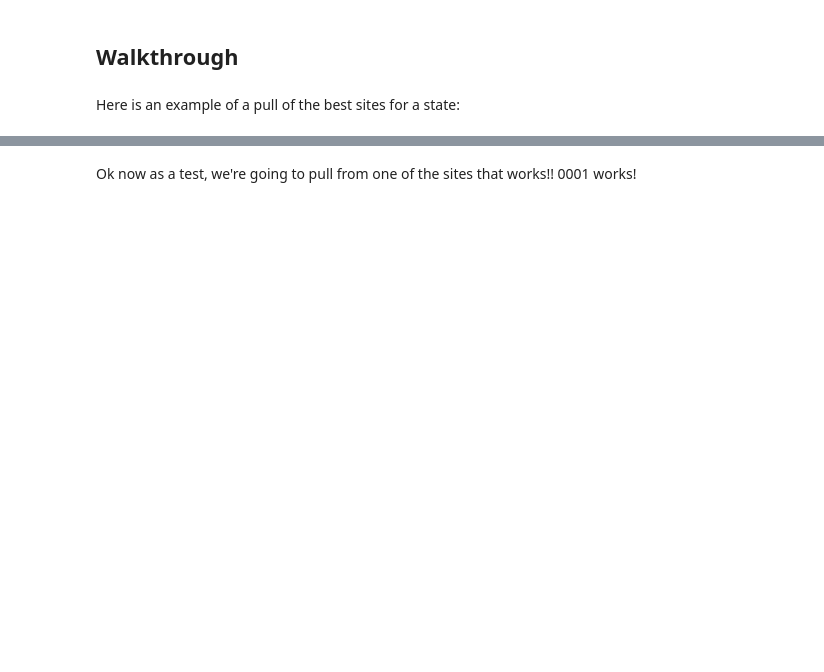
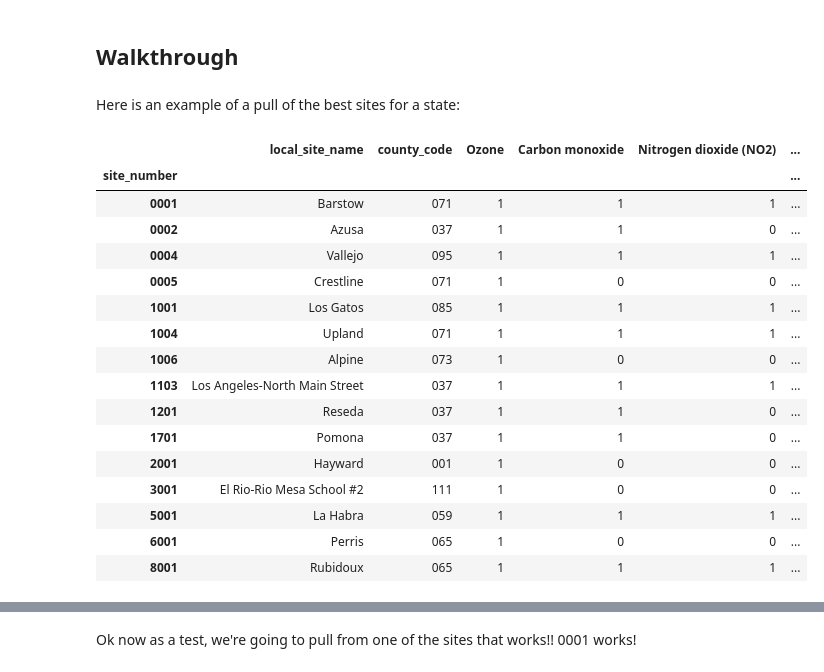
Before and after one commit to osrussell/atmospheric_chem_ML, a Jupyter notebook: finding_sites.ipynb, the cells around one changed output, grey strips where cells are left out. Cells and saved outputs as stored; diff of their text form; code cells hidden in the pictures; blank space fills up the shorter version.

```diff
--- a/finding_sites.ipynb
+++ b/finding_sites.ipynb
@@ -24,3 +26,24 @@ datafetcher = DataFetcher()
 ## Walkthrough
 # %% [markdown]
 Here is an example of a pull of the best sites for a state:
+# %%
+df = findsites.best_sites_state('06',1980)
+df
+# %% [output]
+|  | local_site_name | county_code | Ozone | Carbon monoxide | Nitrogen dioxide (NO2) | ... |
+| site_number |  |  |  |  |  | ... |
+| 0001 | Barstow | 071 | 1 | 1 | 1 | ... |
+| 0002 | Azusa | 037 | 1 | 1 | 0 | ... |
+| 0004 | Vallejo | 095 | 1 | 1 | 1 | ... |
+| 0005 | Crestline | 071 | 1 | 0 | 0 | ... |
+| 1001 | Los Gatos | 085 | 1 | 1 | 1 | ... |
+| 1004 | Upland | 071 | 1 | 1 | 1 | ... |
+| 1006 | Alpine | 073 | 1 | 0 | 0 | ... |
+| 1103 | Los Angeles-North Main Street | 037 | 1 | 1 | 1 | ... |
+| 1201 | Reseda | 037 | 1 | 1 | 0 | ... |
+| 1701 | Pomona | 037 | 1 | 1 | 0 | ... |
+| 2001 | Hayward | 001 | 1 | 0 | 0 | ... |
+| 3001 | El Rio-Rio Mesa School #2 | 111 | 1 | 0 | 0 | ... |
+| 5001 | La Habra | 059 | 1 | 1 | 1 | ... |
+| 6001 | Perris | 065 | 1 | 0 | 0 | ... |
+| 8001 | Rubidoux | 065 | 1 | 1 | 1 | ... |
```
Also changed, not shown: parts of 9 cells of this notebook, 2 other files.
